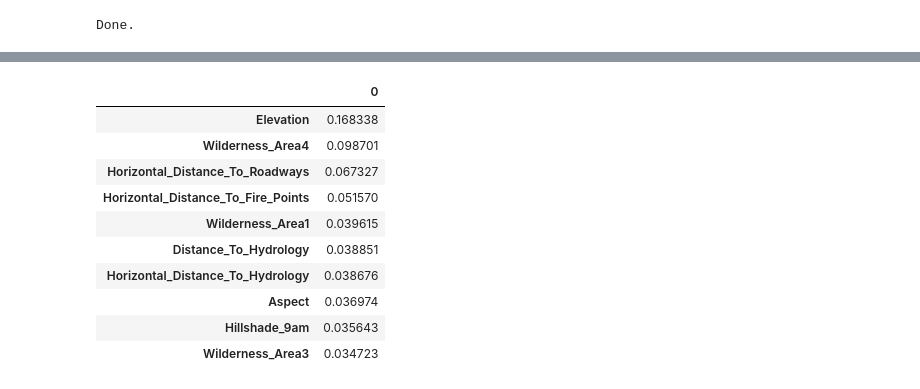
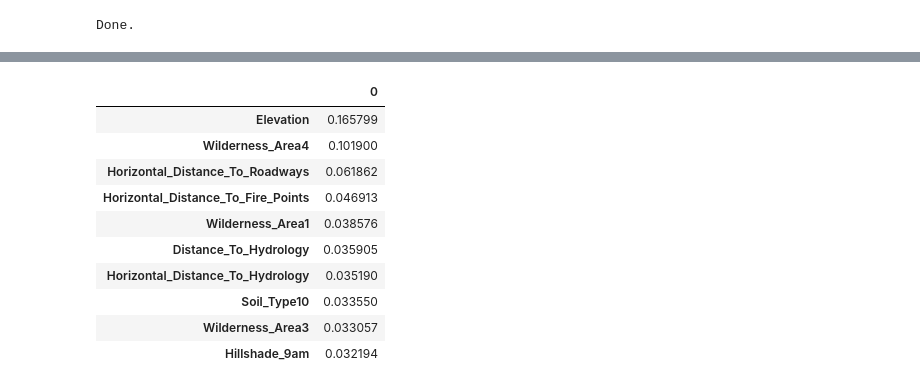
Before and after one commit to rshipskind/forest_cover_type_prediction, a Jupyter notebook: forest_analysis.ipynb, the cells around one changed output, grey strips where cells are left out. Cells and saved outputs as stored; diff of their text form; code cells hidden in the pictures.

Commit message:
added additional Hillshade features
added additional Hillshade features

```diff
--- a/forest_analysis.ipynb
+++ b/forest_analysis.ipynb
@@ -15,6 +17,10 @@ test_set['Distance_To_Hydrology'] = np.sqrt(test_set.Vertical_Distance_To_Hydrol
                                             test_set.Horizontal_Distance_To_Hydrology**2)
 train_set['Downhill_Hydrology'] = train_set.Vertical_Distance_To_Hydrology < 0
 test_set['Downhill_Hydrology'] = test_set.Vertical_Distance_To_Hydrology < 0
+train_set['Hillshade_Total'] = train_set.Hillshade_9am + train_set.Hillshade_Noon + train_set.Hillshade_3pm
+test_set['Hillshade_Total'] = test_set.Hillshade_9am + test_set.Hillshade_Noon + test_set.Hillshade_3pm
+train_set['Hillshade_Avg'] = (train_set.Hillshade_9am + train_set.Hillshade_Noon + train_set.Hillshade_3pm)/255
+test_set['Hillshade_Avg'] = (test_set.Hillshade_9am + test_set.Hillshade_Noon + test_set.Hillshade_3pm)/255
 # %%
 ids = test_set['Id'].values
 train_data = train_set.drop(['Id', 'Cover_Type'], axis = 1)
@@ -51,16 +57,17 @@ min           1.000000
 max           7.000000
 Name: Cover_Type, dtype: float64
 # %%
-pd.DataFrame(rf.feature_importances_, train_data.columns).sort([0], ascending = False) [:10]
+importance = pd.DataFrame(rf.feature_importances_, train_data.columns)
+importance.sort([0], ascending = False)[:10]
 # %% [output]
 |  | 0 |
-| Elevation | 0.168338 |
-| Wilderness_Area4 | 0.098701 |
-| Horizontal_Distance_To_Roadways | 0.067327 |
-| Horizontal_Distance_To_Fire_Points | 0.051570 |
-| Wilderness_Area1 | 0.039615 |
-| Distance_To_Hydrology | 0.038851 |
-| Horizontal_Distance_To_Hydrology | 0.038676 |
-| Aspect | 0.036974 |
-| Hillshade_9am | 0.035643 |
-| Wilderness_Area3 | 0.034723 |
+| Elevation | 0.165799 |
+| Wilderness_Area4 | 0.101900 |
+| Horizontal_Distance_To_Roadways | 0.061862 |
+| Horizontal_Distance_To_Fire_Points | 0.046913 |
+| Wilderness_Area1 | 0.038576 |
+| Distance_To_Hydrology | 0.035905 |
+| Horizontal_Distance_To_Hydrology | 0.035190 |
+| Soil_Type10 | 0.033550 |
+| Wilderness_Area3 | 0.033057 |
+| Hillshade_9am | 0.032194 |
```
Also changed, not shown: parts of 3 cells of this notebook, 1 other file.
